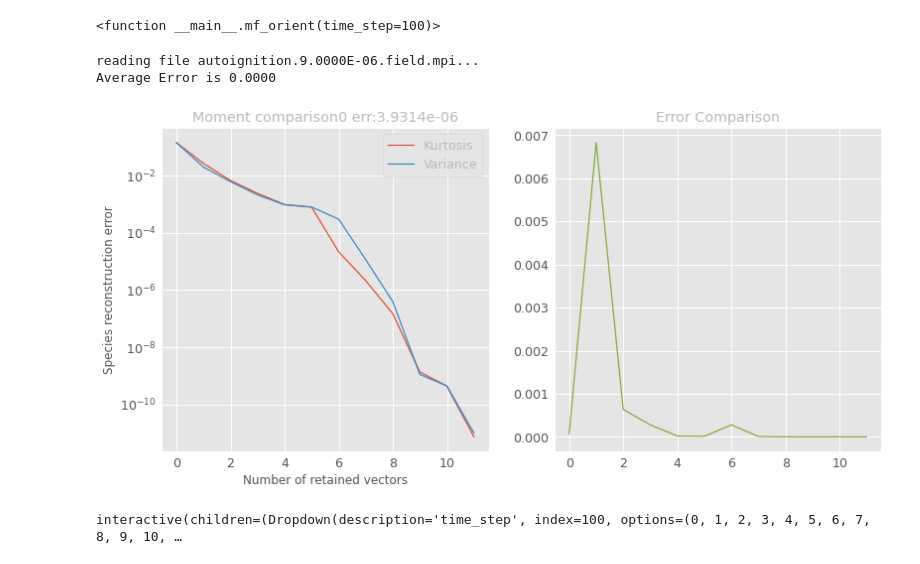
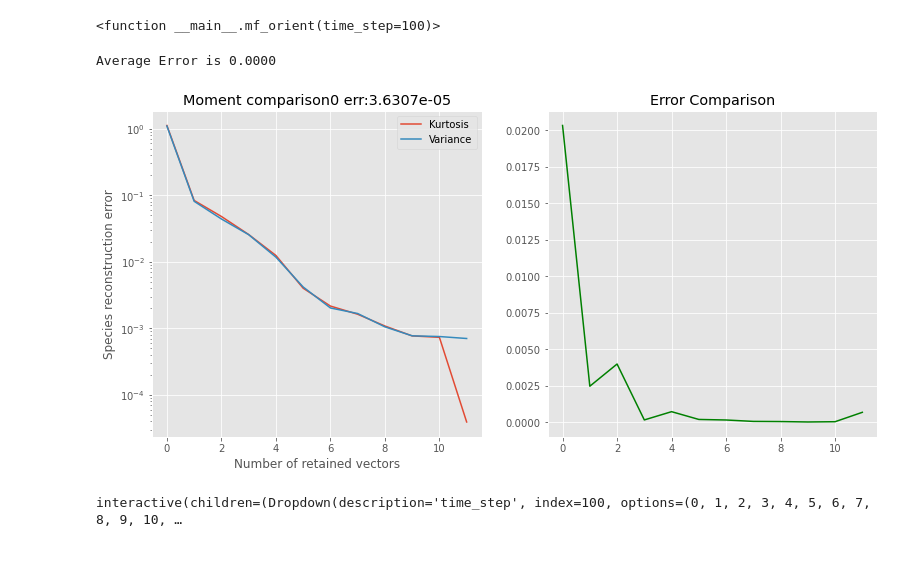
Before and after one commit to kulkarnisp/dim-red, a Jupyter notebook: examples/combust_domain.ipynb, the cells around one changed output. Saved outputs shown, nothing was run; the diff lists cells and outputs as text; code cells hidden in the pictures.

```diff
--- a/examples/combust_domain.ipynb
+++ b/examples/combust_domain.ipynb
@@ -37,5 +38,5 @@ xregions = [loader.getData()]
 loader.plotImg(spec=12)#,aspect=0.9)
 
 domains = (1,4)
-xregions.append(loader.getDomain(domains))
+xregions.extend(loader.getDomain(domains))
 # %% [output]
@@ -116,20 +101,20 @@ interactive(children=(Dropdown(description='time_step', index=100, options=(0, 1
 # %%
 def mf_retain(region_id=0,scale='log'):
     # xrig = loader.getTime(time_step,verbose=-1)[:,:14]
-    xrig = xregions[region_id].copy()
+    spr = Shaper()
+    xrig = spr.fit_transform(xregions[region_id].copy())
 
     verr = retain_analysis(xrig,moment=co_variance).reshape(-1,1)
     kerr = retain_analysis(xrig,moment=co_kurtosis).reshape(-1,1)
     fig = plot_compare(verr,kerr,titler="Moment comparison",species=0,labels=["Kurtosis","Variance"])
     fig.axes[0].set_xlabel("Number of retained vectors")
     fig.axes[0].set_ylabel("Species reconstruction error")
     fig.axes[0].set_yscale(scale)
 
-mf_retain(0)
+mf_retain(2)
 # %% [output]
-reading file autoignition.9.0000E-06.field.mpi...
 Average Error is 0.0000
-[figure, old version]
+[figure, new version]
 # %%
 interact(mf_retain,region_id=range(5),scale=['linear','log'])
 # %% [output]
```
Also changed, not shown: parts of 9 cells of this notebook, 4 other files.
